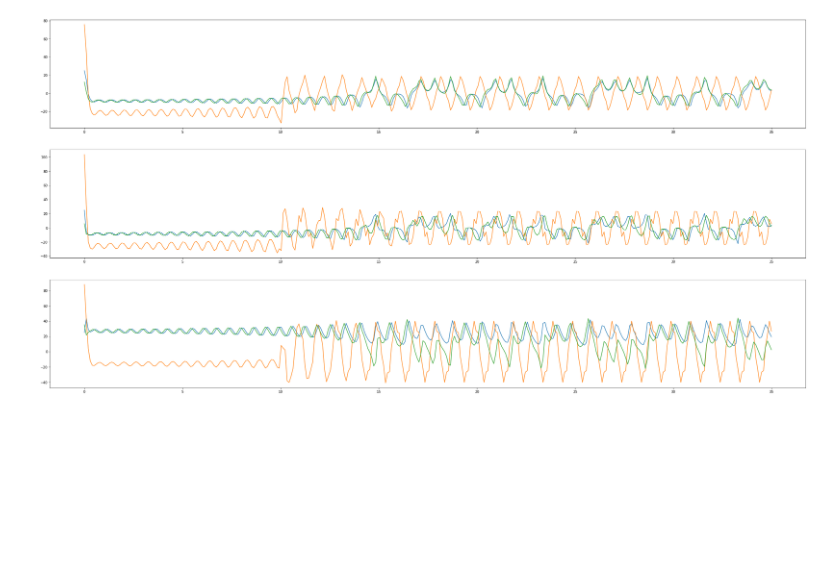
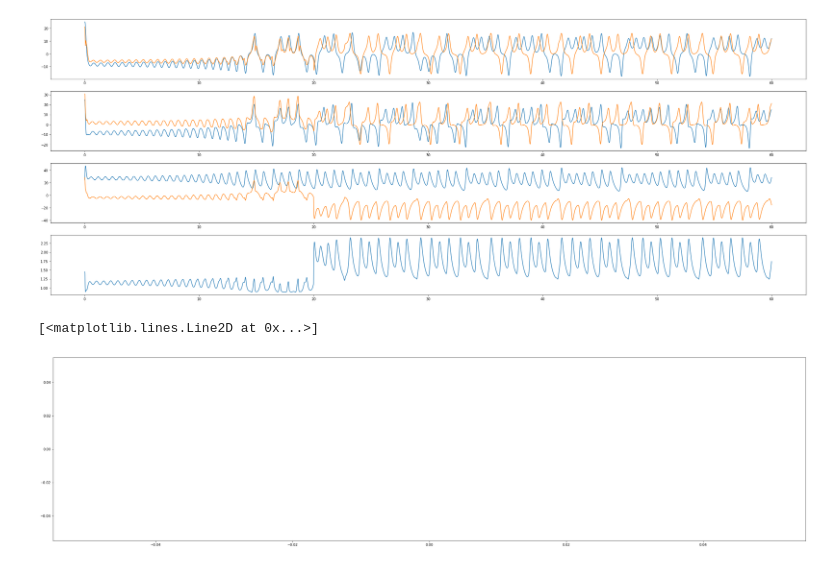
Before and after one commit to bucketfish0000/reservoir_restructure, a Jupyter notebook: reservoir.ipynb, the cells around one changed output. Cells and saved outputs as stored; diff of their text form; code cells hidden in the pictures; blank space fills up the shorter version.

Commit message:
mackey-glass not working

```diff
--- a/reservoir.ipynb
+++ b/reservoir.ipynb
@@ -1,8 +1,7 @@
 # %%
-!conda activate python
 import utils
 import importlib
 importlib.reload(utils)
 
-lorenz,time=utils.integration_lorenz(epoch=350,delta_t=0.1)
+lorenz,time=utils.time_dynamic_system(epoch=3000,delta_t=0.02,system=utils.dynamic_lorenz)
 lorenz_x,lorenz_y,lorenz_z=lorenz
@@ -25,7 +26,7 @@ plt.show()
 import model
 importlib.reload(model)
 
-RP = model.reservoirModel()
+RP = model.reservoirModel('lorenz.config')
 print("W_out before_training:\n",RP.W_out)
 RP.training()
 print("W_out after_training:\n",RP.W_out)
@@ -38,20 +55,42 @@ ModuleNotFoundError: No module named 'torch'
 # %%
-fig2=plt.figure()
-fig2.set_figwidth(40)
-fig2.set_figheight(20)
+import torch
+importlib.reload(utils)
+#print(lorenz[0],output[0])
+utils.plot_time_sequence(0,RP.run_time,RP.f,
+                         torch.tensor(output),torch.tensor(lorenz).T,time,3)
 
-plt.subplot(311)
-plt.plot(time,lorenz_x)
-plt.plot(time,output.T[0])
-plt.plot(time,forced_output.T[0])
-plt.subplot(312)
-plt.plot(time,lorenz_y)
-plt.plot(time,output.T[1])
-plt.plot(time,forced_output.T[1])
-plt.subplot(313)
-plt.plot(time,lorenz_z)
-plt.plot(time,output.T[2])
-plt.plot(time,forced_output.T[2])
-plt.show()
+# import numpy as np
+# import matplotlib.pyplot as plt
+# fig2=plt.figure()
+# fig2.set_figwidth(40)
+# fig2.set_figheight(15)
+
+# print(output[0])
+# plt.subplot(311)
+# plt.plot(time[1000:1200],lorenz_x[1000:1200])
+# plt.plot(time[1000:1200],(output.T[0][1005-10:1205-10]))
+# #plt.plot(time[1000:1200],forced_output.T[0][1005:1205])
+# plt.subplot(312)
+# plt.plot(time[1000:1200],lorenz_y[1000:1200])
+# plt.plot(time[1000:1200],(output.T[1][1005-10:1205-10]))
+# #plt.plot(time[1000:1200],forced_output.T[1][1005:1205])
+# plt.subplot(313)
+# plt.plot(time[1000:1200],lorenz_z[1000:1200])
+# plt.plot(time[1000:1200],(output.T[2][1005-10:1205-10]))
+# #plt.plot(time[1000:1200],forced_output.T[2][1005:1205])
+# plt.show()
 # %% [output]
-[figure, old version]
+[figure, new version]
+# %%
+import utils
+importlib.reload(utils)
+
+sequence,time=utils.discrete_mackey_glass()
+import matplotlib.pyplot as plt
+fig=plt.figure()
+fig.set_figwidth(40)
+fig.set_figheight(10)
+plt.plot(time,sequence)
+# %% [output]
+[<matplotlib.lines.Line2D at 0x...>]
+[figure, added]
```
Also changed, not shown: parts of 4 cells of this notebook, 5 other files.
